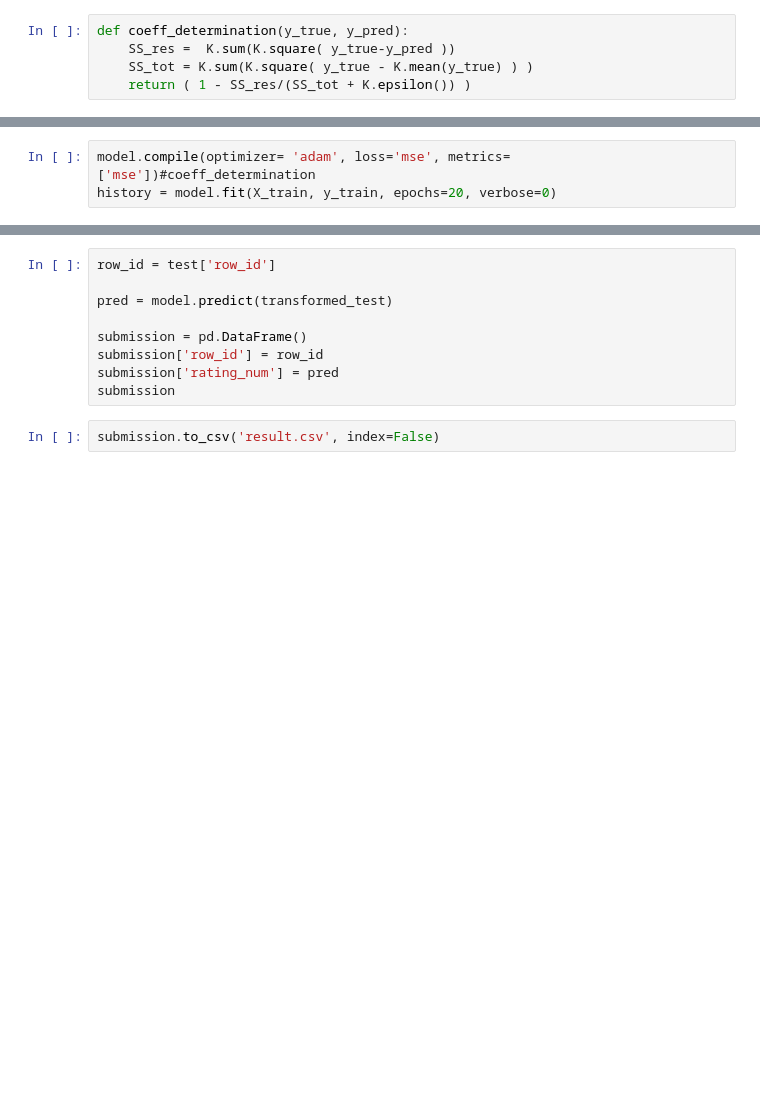
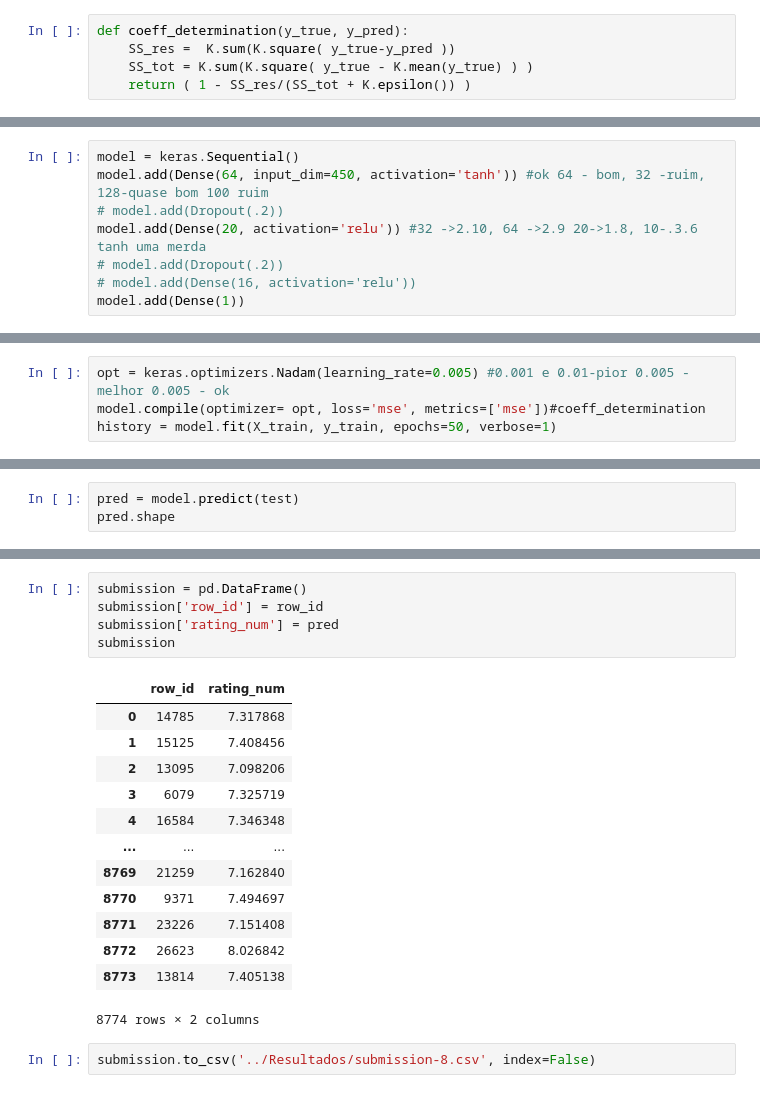
Before and after one commit to RLeitaoPB/Hackaton_Sevilla, a Jupyter notebook: Modelos/Deep_Learning.ipynb, the cells around one changed output, grey strips where cells are left out. Saved outputs shown, nothing was run; the diff lists cells and outputs as text; blank space fills up the shorter version.

```diff
--- a/Modelos/Deep_Learning.ipynb
+++ b/Modelos/Deep_Learning.ipynb
@@ -32,2 +24,10 @@ model.add(Dense(1))
+# %%
+model = keras.Sequential()
+model.add(Dense(64, input_dim=450, activation='tanh')) #ok 64 - bom, 32 -ruim, 128-quase bom 100 ruim
+# model.add(Dropout(.2))
+model.add(Dense(20, activation='relu')) #32 ->2.10, 64 ->2.9 20->1.8, 10-.3.6 tanh uma merda
+# model.add(Dropout(.2))
+# model.add(Dense(16, activation='relu'))
+model.add(Dense(1))
 # %%
 model.summary()
@@ -34,3 +50,4 @@ model.summary()
 # %%
-model.compile(optimizer= 'adam', loss='mse', metrics=['mse'])#coeff_determination
-history = model.fit(X_train, y_train, epochs=20, verbose=0)
+opt = keras.optimizers.Nadam(learning_rate=0.005) #0.001 e 0.01-pior 0.005 - melhor 0.005 - ok
+model.compile(optimizer= opt, loss='mse', metrics=['mse'])#coeff_determination
+history = model.fit(X_train, y_train, epochs=50, verbose=1)
@@ -41,0 +97,3 @@ model.predict(X_test)
+# %%
+pred = model.predict(test)
+pred.shape
@@ -42,11 +103,21 @@ model.predict(X_test)
 # %%
-row_id = test['row_id']
-
-pred = model.predict(transformed_test)
-
 submission = pd.DataFrame()
 submission['row_id'] = row_id
 submission['rating_num'] = pred
 submission
+# %% [output]
+|  | row_id | rating_num |
+| 0 | 14785 | 7.317868 |
+| 1 | 15125 | 7.408456 |
+| 2 | 13095 | 7.098206 |
+| 3 | 6079 | 7.325719 |
+| 4 | 16584 | 7.346348 |
+| ... | ... | ... |
+| 8769 | 21259 | 7.162840 |
+| 8770 | 9371 | 7.494697 |
+| 8771 | 23226 | 7.151408 |
+| 8772 | 26623 | 8.026842 |
+| 8773 | 13814 | 7.405138 |
+8774 rows × 2 columns
 # %%
-submission.to_csv('result.csv', index=False)
+submission.to_csv('../Resultados/submission-8.csv', index=False)
```
Also changed, not shown: parts of 8 cells of this notebook, 2 other files.
